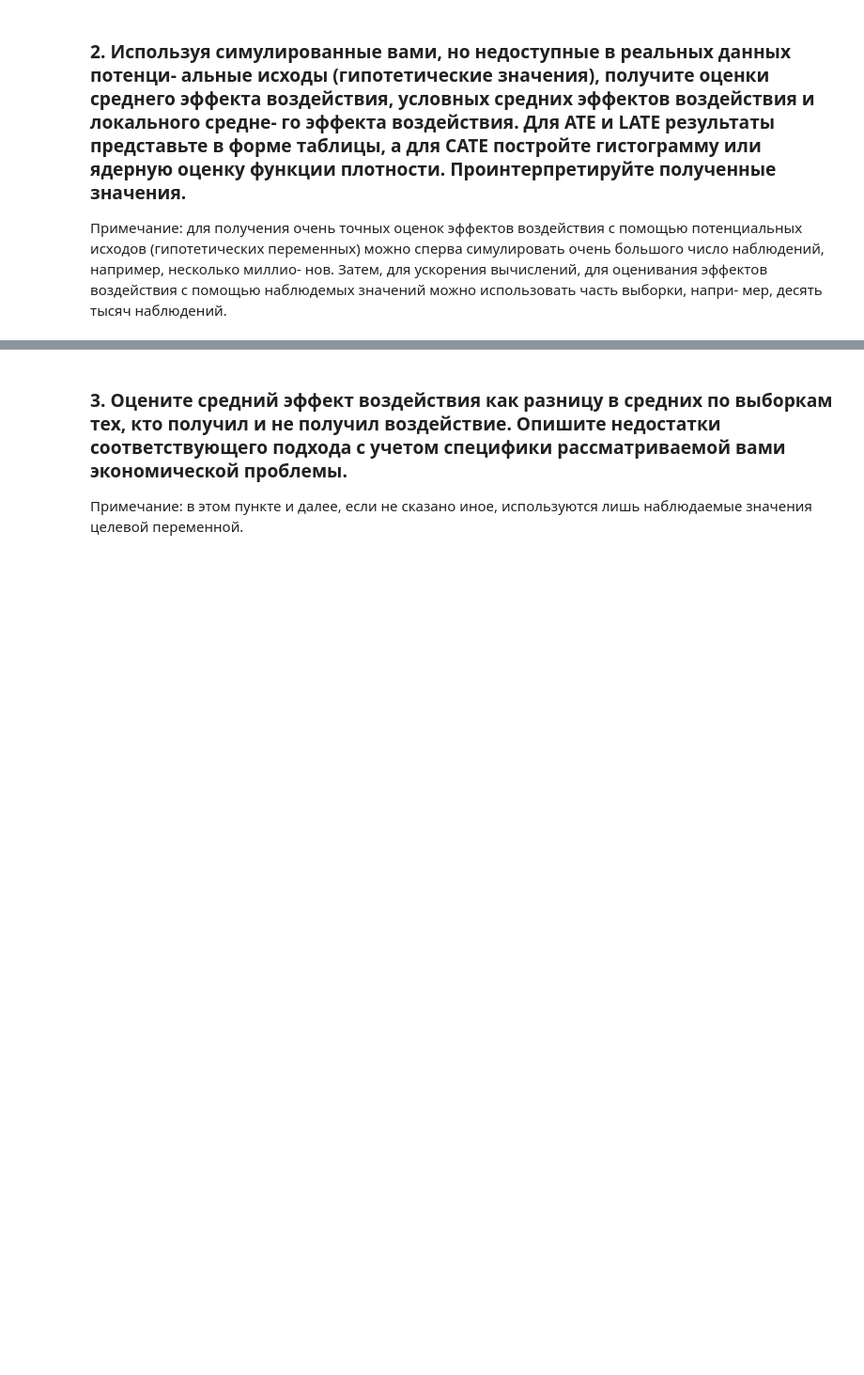
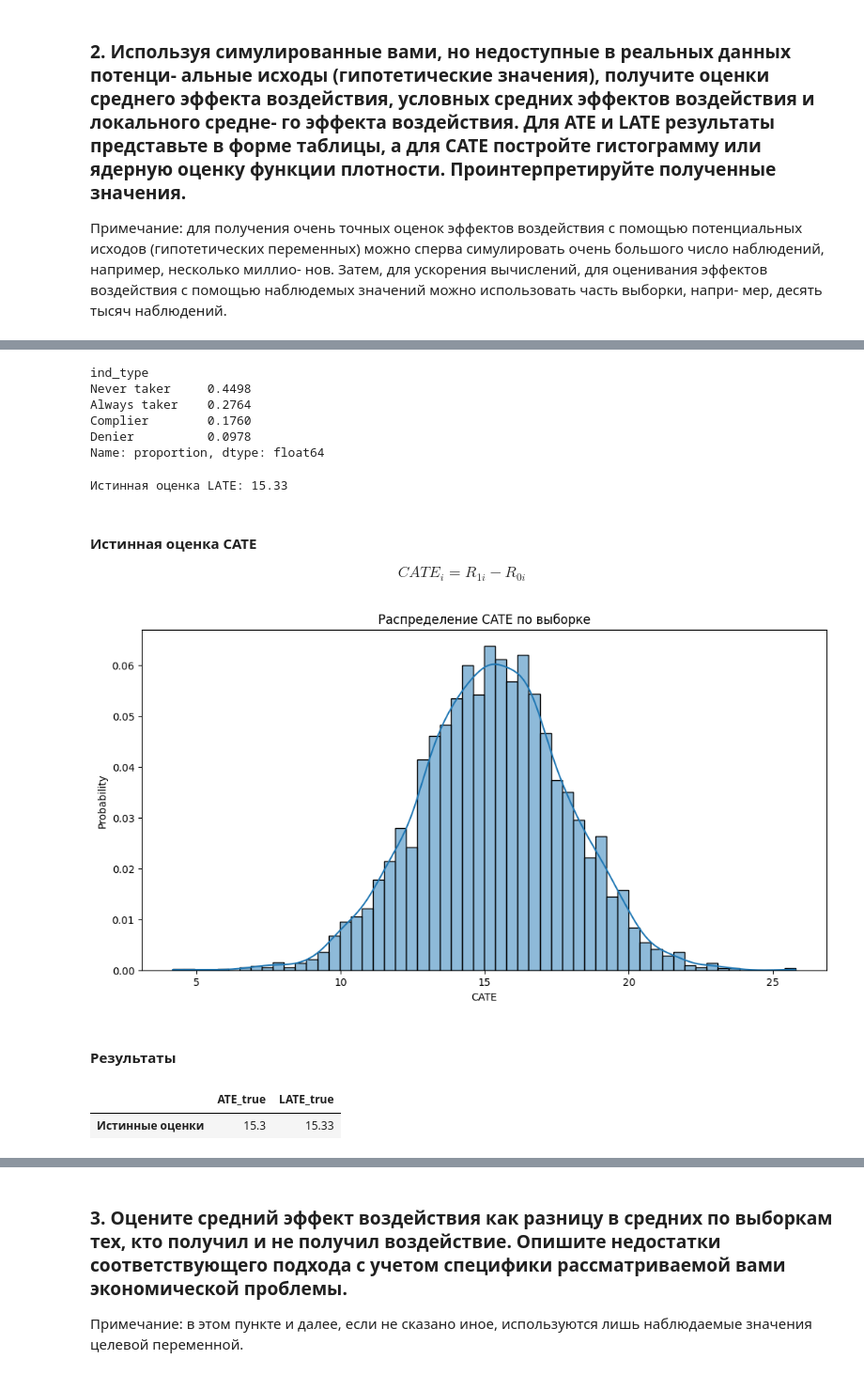
Before and after one commit to Zianielir/text_recall_and_education_research, a Jupyter notebook: 5_effects.ipynb, the cells around one changed output, grey strips where cells are left out. Shown at 94% size. Saved outputs shown, nothing was run; the diff lists cells and outputs as text; code cells hidden in the pictures; blank space fills up the shorter version.

Commit message:
full 5_effects, edit generation, add csv files

```diff
--- a/5_effects.ipynb
+++ b/5_effects.ipynb
@@ -31 +31,4 @@ df
 5000 rows × 9 columns
+# %%
+unavailable_info = pd.read_csv('unavailable_info.csv')
+unavailable_info
@@ -92,0 +99,40 @@ Name: count, dtype: int64
+# %%
+unavailable_info['ind_type'].value_counts('percent')
+# %% [output]
+ind_type
+Never taker     0.4498
+Always taker    0.2764
+Complier        0.1760
+Denier          0.0978
+Name: proportion, dtype: float64
+# %%
+LATE_true = (unavailable_info[unavailable_info['ind_type'] == 'Complier']['recall_score_1']
+             - unavailable_info[unavailable_info['ind_type'] == 'Complier']['recall_score_0']).mean()
+
+print(f'Истинная оценка LATE: {LATE_true:.2f}')
+# %% [output]
+Истинная оценка LATE: 15.33
+# %% [markdown]
+#### Истинная оценка CATE
+
+$$CATE_i = R_{1i} - R_{0i}$$
+# %%
+CATE_true = unavailable_info['recall_score_1'] - unavailable_info['recall_score_0']
+
+plt.figure(figsize=(12, 6))
+plt.title('Распределение CATE по выборке')
+plt.xlabel('CATE')
+
+sns.histplot(CATE_true, stat='probability', kde=True);
+# %% [output]
+[figure, added]
+# %% [markdown]
+#### Результаты
+# %%
+true_effects = pd.DataFrame(data=[[ATE_true, LATE_true]],
+                            columns=['ATE_true', 'LATE_true'],
+                            index=['Истинные оценки'])
+round(true_effects, 2)
+# %% [output]
+|  | ATE_true | LATE_true |
+| Истинные оценки | 15.3 | 15.33 |
```
Also changed, not shown: parts of 95 cells of this notebook, 3 other files.
